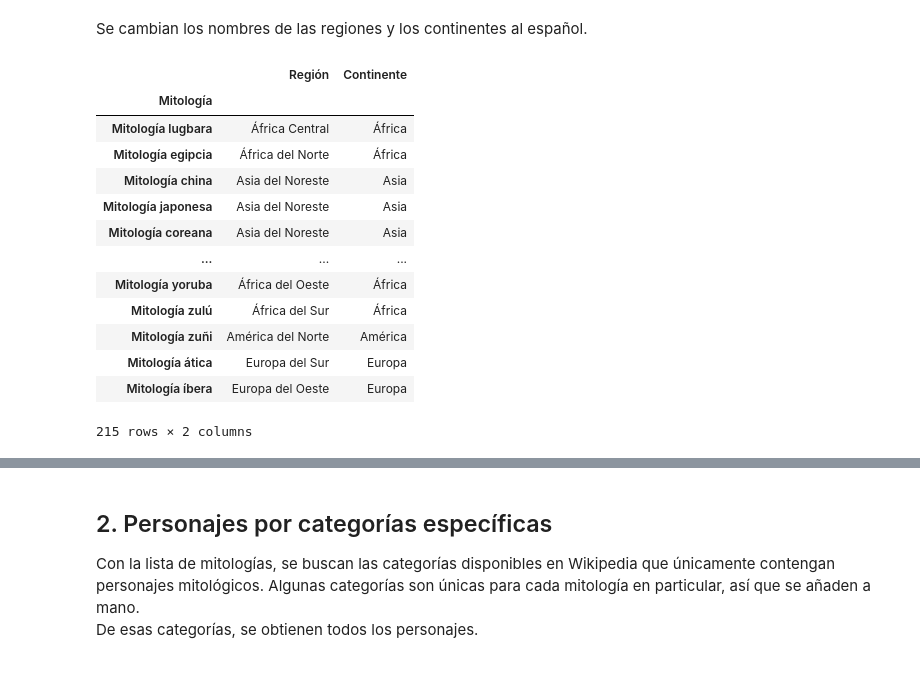
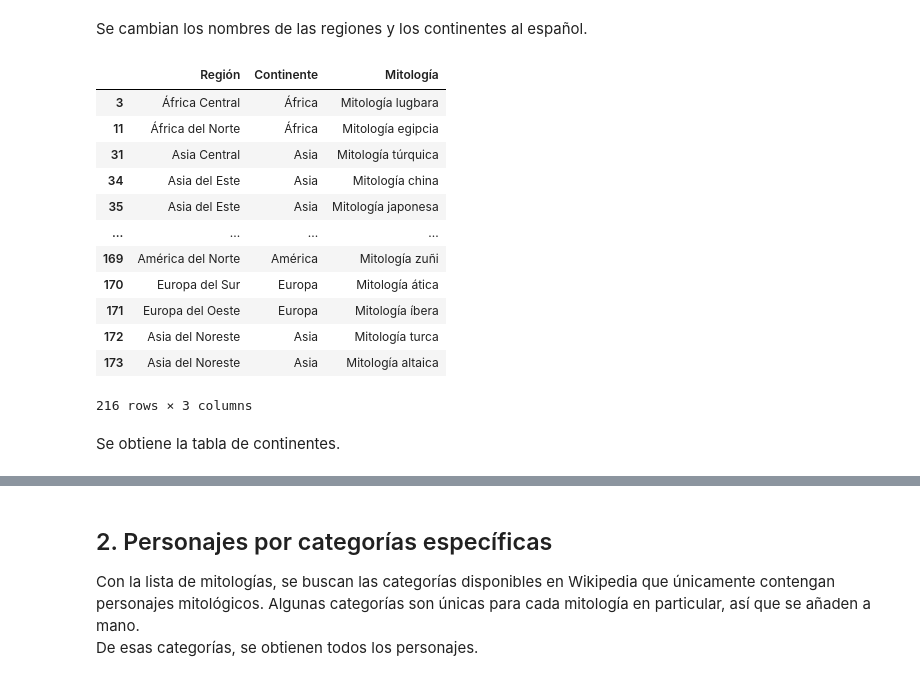
Before and after one commit to sergifornes/analisis-mitico, a Jupyter notebook: scraping/scrapeo-wikipedia.ipynb, the cells around one changed output, grey strips where cells are left out. Saved outputs shown, nothing was run; the diff lists cells and outputs as text; code cells hidden in the pictures.

```diff
--- a/scraping/scrapeo-wikipedia.ipynb
+++ b/scraping/scrapeo-wikipedia.ipynb
@@ -217,7 +217,7 @@ Las anteriores listas no recogen todas las mitologías de Wikipedia. Se añaden
 # %%
 mitologias4 = ["Mitología africana", "Mitología americana", "Mitología asiática", "Mitología europea", "Mitología oceánica",
                "Mitología semítica", "Mitología nubia", "Mitología del hinduismo", "Mitología judía", "Mitología vudú",
-               "Mitología hawaiana", "Mitología samoana", "Mitología tahitiana"]
+               "Mitología hawaiana", "Mitología samoana", "Mitología tahitiana", "Mitología turca", "Mitología altaica"]
 # %% [markdown]
 #### Agregación de las mitologías
 # %%
@@ -375,14 +375,14 @@ set(lista_mitologias) - set(mythologies["Mitología"])
  'Mitología ática',
  'Mitología íbera'}
 # %%
-addMyths = [["Northern Europe", "Europe", "Mitología Báltica"],
+addMyths = [["Eastern Europe", "Europe", "Mitología Báltica"],
             ["North America", "Americas", "Mitología abenaki"],
             ["West Asia / Middle East", "Asia", "Mitología abrahámica"],
             ["West Asia / Middle East", "Asia", "Mitología acadia"],
             ["Africa", "Africa", "Mitología africana"],
             ["African Diasporic", "Africa", "Mitología afroamericana"],
             ["South America", "Americas", "Mitología aimara"],
-            ["North America", "Americas", "Mitología ainu"],
+            ["Northeast Asia", "Asia", "Mitología ainu"],
             ["East Africa", "Africa", "Mitología akamba"],
             ["West Africa", "Africa", "Mitología akan"],
             ["Central Africa", "Africa", "Mitología alur"],
@@ -546,14 +546,15 @@ addMyths = [["Northern Europe", "Europe", "Mitología Báltica"],
             ["Southern Africa", "Africa", "Mitología zulú"],
             ["North America", "Americas", "Mitología zuñi"],
             ["Southern Europe", "Europe", "Mitología ática"],
-            ["Western Europe", "Europe", "Mitología íbera"]]
+            ["Western Europe", "Europe", "Mitología íbera"],
+            ["Northeast Asia", "Asia", "Mitología turca"],
+            ["Northeast Asia", "Asia", "Mitología altaica"]]
 # %%
 mitologias = (mythologies
               .append(pd.DataFrame(addMyths, columns = ["Region", "Continent", "Mitología"]))
-              .drop_duplicates()
-              .set_index("Mitología"))
+              .drop_duplicates())
 
-mitologias.columns = ["Región", "Continente"]
+mitologias.columns = ["Región", "Continente", "Mitología"]
 
 mitologias
 # %% [output]
@@ -596,42 +596,42 @@ Se cambian los nombres de las regiones y los continentes al español.
 # %%
 region_esp = {"Africa" : "África",
               "African Diasporic" : "Diáspora Africana",
               "Americas" : "América",
               #"Asia" : "Asia",
               "Central Africa" : "África Central",
               "Central America" : "América Central",
               "Central Asia" : "Asia Central",
               "East Africa" : "África del Este",
+              "East Asia" : "Asia del Este",
               "Eastern Europe" : "Europa del Este",
               "Europe" : "Europa",
               "North Africa" : "África del Norte",
               "North America" : "América del Norte",
               "Northeast Asia" : "Asia del Noreste",
               "Northern Europe" : "Europa del Norte",
               "Oceania" : "Oceanía",
               "South America" : "América del Sur",
               "South Asia" : "Asia del Sur",
               "Southeast Asia" : "Asia del Sureste",
               "Southern Africa" : "África del Sur",
               "Southern Europe" : "Europa del Sur",
               "West Africa" : "África del Oeste",
               "West Asia / Middle East" : "Oriente Medio",
               "Western Europe" : "Europa del Oeste"}
 
 mitologias = mitologias.replace({"Región" : region_esp, "Continente" : region_esp})
 mitologias
 # %% [output]
-|  | Región | Continente |
-| Mitología |  |  |
-| Mitología lugbara | África Central | África |
-| Mitología egipcia | África del Norte | África |
-| Mitología china | Asia del Noreste | Asia |
-| Mitología japonesa | Asia del Noreste | Asia |
-| Mitología coreana | Asia del Noreste | Asia |
-| ... | ... | ... |
-| Mitología yoruba | África del Oeste | África |
-| Mitología zulú | África del Sur | África |
-| Mitología zuñi | América del Norte | América |
-| Mitología ática | Europa del Sur | Europa |
-| Mitología íbera | Europa del Oeste | Europa |
+|  | Región | Continente | Mitología |
+| 3 | África Central | África | Mitología lugbara |
+| 11 | África del Norte | África | Mitología egipcia |
+| 31 | Asia Central | Asia | Mitología túrquica |
+| 34 | Asia del Este | Asia | Mitología china |
+| 35 | Asia del Este | Asia | Mitología japonesa |
+| ... | ... | ... | ... |
+| 169 | América del Norte | América | Mitología zuñi |
+| 170 | Europa del Sur | Europa | Mitología ática |
+| 171 | Europa del Oeste | Europa | Mitología íbera |
+| 172 | Asia del Noreste | Asia | Mitología turca |
+| 173 | Asia del Noreste | Asia | Mitología altaica |
-215 rows × 2 columns
+216 rows × 3 columns
@@ -639,0 +638,2 @@ mitologias.to_csv("../data/mitologias.csv", header = True, index = True)
+# %% [markdown]
+Se obtiene la tabla de continentes.
```
Also changed, not shown: parts of 89 cells of this notebook, 35 other files.
